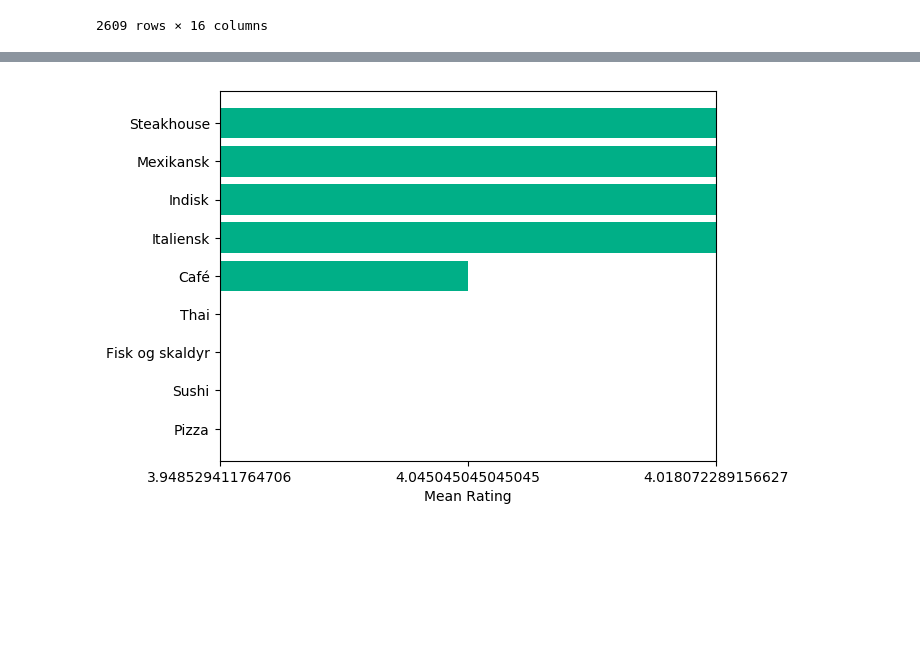
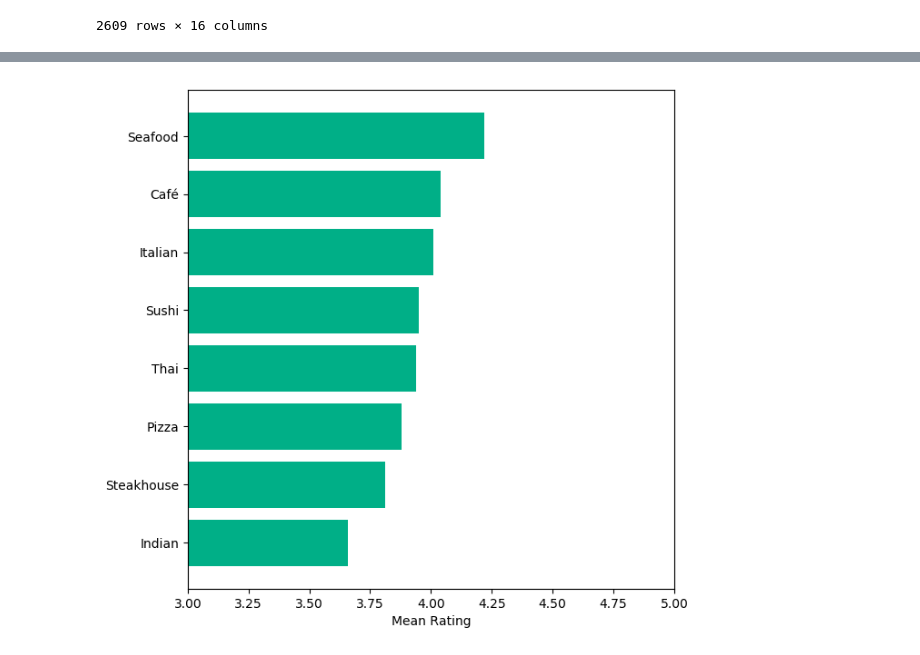
Before and after one commit to EMCK3N/SDS2019-grp20, a Jupyter notebook: Analysis.ipynb, the cells around one changed output, grey strips where cells are left out. Saved outputs shown, nothing was run; the diff lists cells and outputs as text; code cells hidden in the pictures; blank space fills up the shorter version.

Commit message:
Nu med kitchen bar

```diff
--- a/Analysis.ipynb
+++ b/Analysis.ipynb
@@ -259,6 +267,7 @@ food_df =  food_df.dropna(subset = ["Postal code"])
 
 #List of kitchens
 list_ = ["Pizza", "Sushi", "Fisk og skaldyr", "Thai", "Café", "Italiensk", "Indisk", "Mexikansk", "Steakhouse"]
+en_list_ = ["Pizza", "Sushi", "Seafood", "Thai", "Café", "Italian", "Indian", "Mexican", "Steakhouse"]
 
 # change booleans to 1/0
 for x in list_:
@@ -319,15 +330,15 @@ food_df
 # %%
 Pizza = []
 Sushi = []
-Fisk_og_skaldyr = []
+Seafood = []
 Thai = []
 Café = []
-Italiensk = []
-Indisk = []
-Mexikansk = []
+Italian = []
+Indian = []
+Mexican = []
 Steakhouse = []
 
-Lists = [Pizza, Sushi, Fisk_og_skaldyr, Thai, Café, Italiensk, Indisk, Mexikansk, Steakhouse]
+Lists = [Pizza, Sushi, Seafood, Thai, Café, Italian, Indian, Mexican, Steakhouse]
 
 
 for i in range(6,15):
@@ -367,0 +361,21 @@ for i in Food_means["Mean Rating"]:
+# %%
+Food_means = percentile_list = pd.DataFrame(np.column_stack([en_list_, means, lenght]),
+                               columns=['Kitchen', 'Mean Rating', 'Number of Restaurants'])
+
+Food_means["Mean Rating"] = Food_means["Mean Rating"].str.strip()
+
+# make ratings an rounded integer
+rat = []
+for i in Food_means["Mean Rating"]:
+    i = i.translate({ord('.'): None}) # remove the "."
+    i = i[:3] # take first three characters
+    i = int(i)/100 # make integer and divide by 100
+    rat.append(i) # append to list
+
+Food_means["Mean Rating"] = rat # append to dataframe
+
+# remove the row of non-existing mexican kitchens
+Food_means = Food_means.loc[Food_means['Mean Rating'] != 0.0]
+Food_means = Food_means.sort_values(by = ['Mean Rating'])
+
+Food_means
@@ -368,23 +392,30 @@ for i in Food_means["Mean Rating"]:
 # %%
 import matplotlib.pyplot as plt
 import numpy as np
 
 plt.rcdefaults()
 fig, ax = plt.subplots()
 plt.style.use('ggplot')
+plt.gcf().set_size_inches((8, 8)) #set size of graph area
+fig.tight_layout(pad=8)
+
 
 # Example data
 rests = [Food_means["Mean Rating"]]
 y_pos = Food_means["Kitchen"]
 performance = Food_means["Mean Rating"]
 
 ax.barh(y_pos, performance, align='center', color = green_color)
 #ax.set_yticks(y_pos)
 #ax.set_yticklabels("Type of food")
 #ax.invert_yaxis()  # labels read top-to-bottom
 ax.set_xlabel('Mean Rating')
 ax.set_xlim(3,5)
+ax.yaxis.label.set_size(20)
+
 #ax.set_title('How fast do you want to go today?')
 label = [Food_means["Mean Rating"]]
+
+plt.savefig('kitchenplot.png')
 # %% [output]
-[figure, old version]
+[figure, new version]
```
Also changed, not shown: parts of 4 cells of this notebook, 1 other file.
